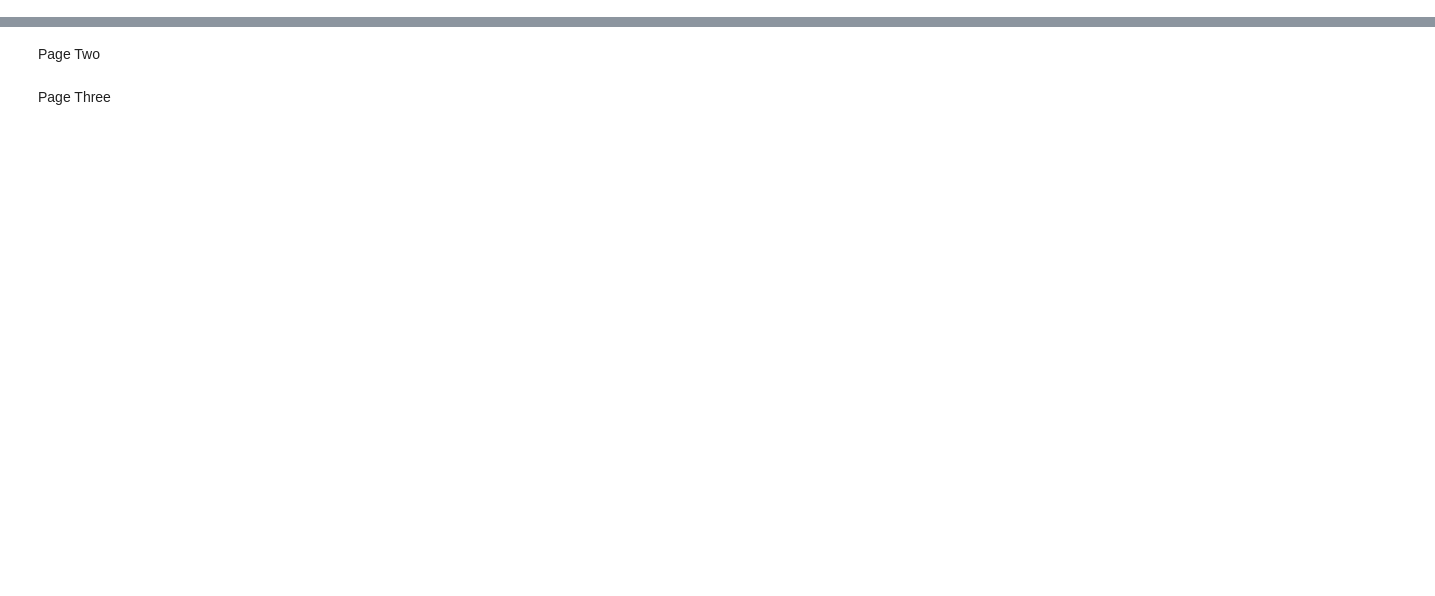
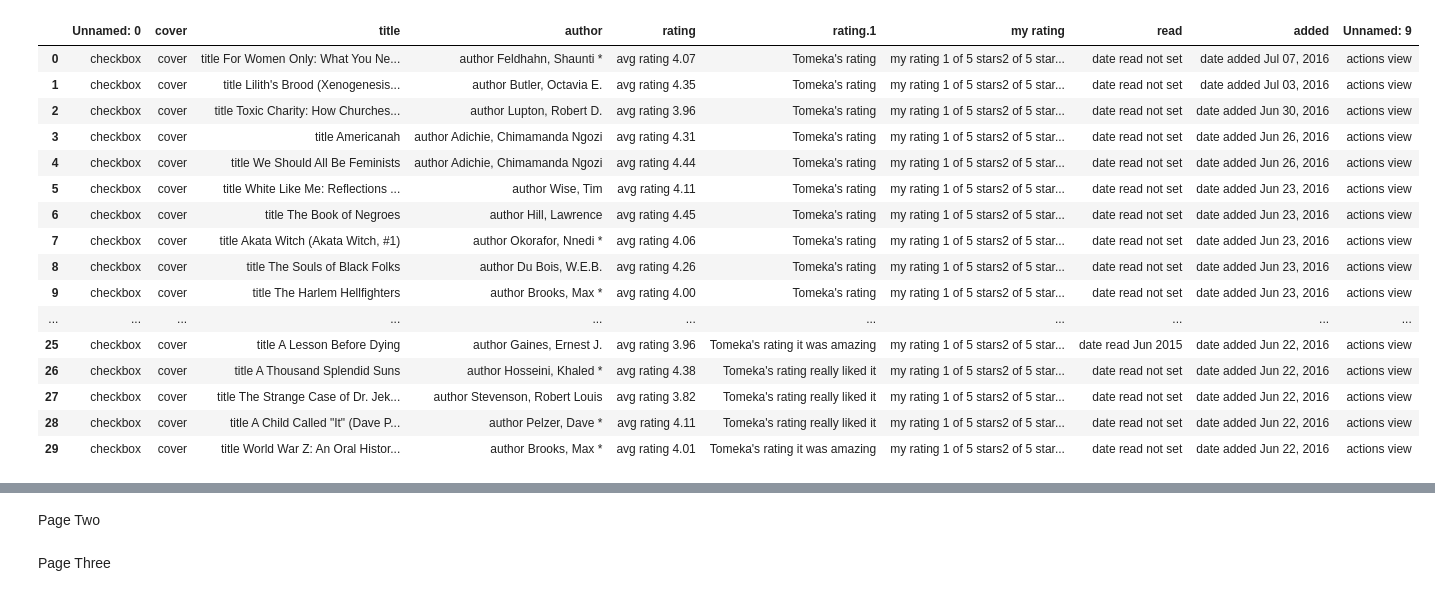
Before and after one commit to morrison-TD/GoodReadsScrape, a Jupyter notebook: GoodReads.ipynb, the cells around one changed output, grey strips where cells are left out. Drawn from its saved outputs; the diff is of its cells as text; code cells hidden in the pictures; blank space fills up the shorter version.

```diff
--- a/GoodReads.ipynb
+++ b/GoodReads.ipynb
@@ -84,0 +60,22 @@ df1.head()
+# %%
+book_Table2 = pd.read_html('https://www.goodreads.com/review/list/54669882?page=2&ref=nav_mybooks')
+len(book_Table2)
+book_Table2[1]
+# %% [output]
+|  | Unnamed: 0 | cover | title | author | rating | rating.1 | my rating | read | added | Unnamed: 9 |
+| 0 | checkbox | cover | title For Women Only: What You Ne... | author Feldhahn, Shaunti * | avg rating 4.07 | Tomeka's rating | my rating 1 of 5 stars2 of 5 star... | date read not set | date added Jul 07, 2016 | actions view |
+| 1 | checkbox | cover | title Lilith's Brood (Xenogenesis... | author Butler, Octavia E. | avg rating 4.35 | Tomeka's rating | my rating 1 of 5 stars2 of 5 star... | date read not set | date added Jul 03, 2016 | actions view |
+| 2 | checkbox | cover | title Toxic Charity: How Churches... | author Lupton, Robert D. | avg rating 3.96 | Tomeka's rating | my rating 1 of 5 stars2 of 5 star... | date read not set | date added Jun 30, 2016 | actions view |
+| 3 | checkbox | cover | title Americanah | author Adichie, Chimamanda Ngozi | avg rating 4.31 | Tomeka's rating | my rating 1 of 5 stars2 of 5 star... | date read not set | date added Jun 26, 2016 | actions view |
+| 4 | checkbox | cover | title We Should All Be Feminists | author Adichie, Chimamanda Ngozi | avg rating 4.44 | Tomeka's rating | my rating 1 of 5 stars2 of 5 star... | date read not set | date added Jun 26, 2016 | actions view |
+| 5 | checkbox | cover | title White Like Me: Reflections ... | author Wise, Tim | avg rating 4.11 | Tomeka's rating | my rating 1 of 5 stars2 of 5 star... | date read not set | date added Jun 23, 2016 | actions view |
+| 6 | checkbox | cover | title The Book of Negroes | author Hill, Lawrence | avg rating 4.45 | Tomeka's rating | my rating 1 of 5 stars2 of 5 star... | date read not set | date added Jun 23, 2016 | actions view |
+| 7 | checkbox | cover | title Akata Witch (Akata Witch, #1) | author Okorafor, Nnedi * | avg rating 4.06 | Tomeka's rating | my rating 1 of 5 stars2 of 5 star... | date read not set | date added Jun 23, 2016 | actions view |
+| 8 | checkbox | cover | title The Souls of Black Folks | author Du Bois, W.E.B. | avg rating 4.26 | Tomeka's rating | my rating 1 of 5 stars2 of 5 star... | date read not set | date added Jun 23, 2016 | actions view |
+| 9 | checkbox | cover | title The Harlem Hellfighters | author Brooks, Max * | avg rating 4.00 | Tomeka's rating | my rating 1 of 5 stars2 of 5 star... | date read not set | date added Jun 23, 2016 | actions view |
+| ... | ... | ... | ... | ... | ... | ... | ... | ... | ... | ... |
+| 25 | checkbox | cover | title A Lesson Before Dying | author Gaines, Ernest J. | avg rating 3.96 | Tomeka's rating it was amazing | my rating 1 of 5 stars2 of 5 star... | date read Jun 2015 | date added Jun 22, 2016 | actions view |
+| 26 | checkbox | cover | title A Thousand Splendid Suns | author Hosseini, Khaled * | avg rating 4.38 | Tomeka's rating really liked it | my rating 1 of 5 stars2 of 5 star... | date read not set | date added Jun 22, 2016 | actions view |
+| 27 | checkbox | cover | title The Strange Case of Dr. Jek... | author Stevenson, Robert Louis | avg rating 3.82 | Tomeka's rating really liked it | my rating 1 of 5 stars2 of 5 star... | date read not set | date added Jun 22, 2016 | actions view |
+| 28 | checkbox | cover | title A Child Called "It" (Dave P... | author Pelzer, Dave * | avg rating 4.11 | Tomeka's rating really liked it | my rating 1 of 5 stars2 of 5 star... | date read not set | date added Jun 22, 2016 | actions view |
+| 29 | checkbox | cover | title World War Z: An Oral Histor... | author Brooks, Max * | avg rating 4.01 | Tomeka's rating it was amazing | my rating 1 of 5 stars2 of 5 star... | date read not set | date added Jun 22, 2016 | actions view |
```
Also changed, not shown: parts of 35 cells of this notebook.
